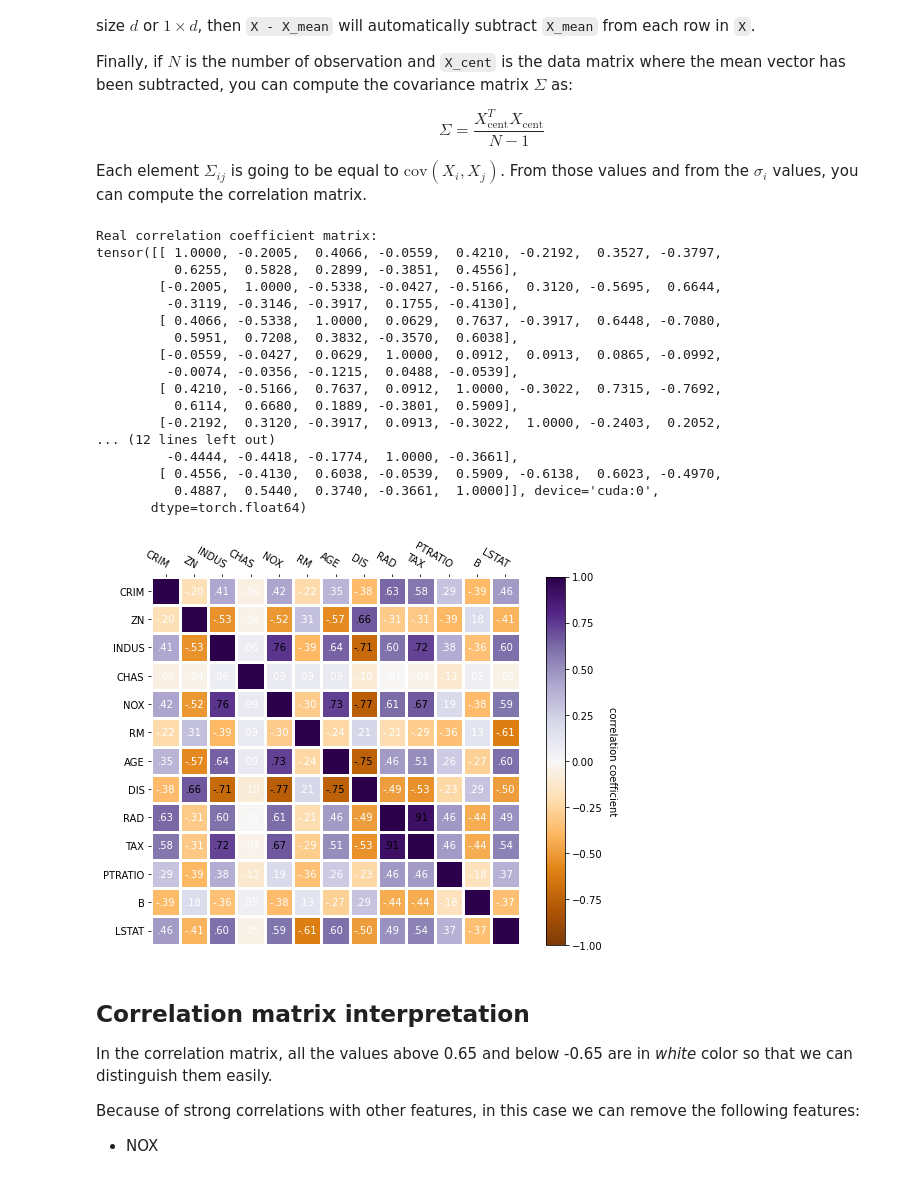
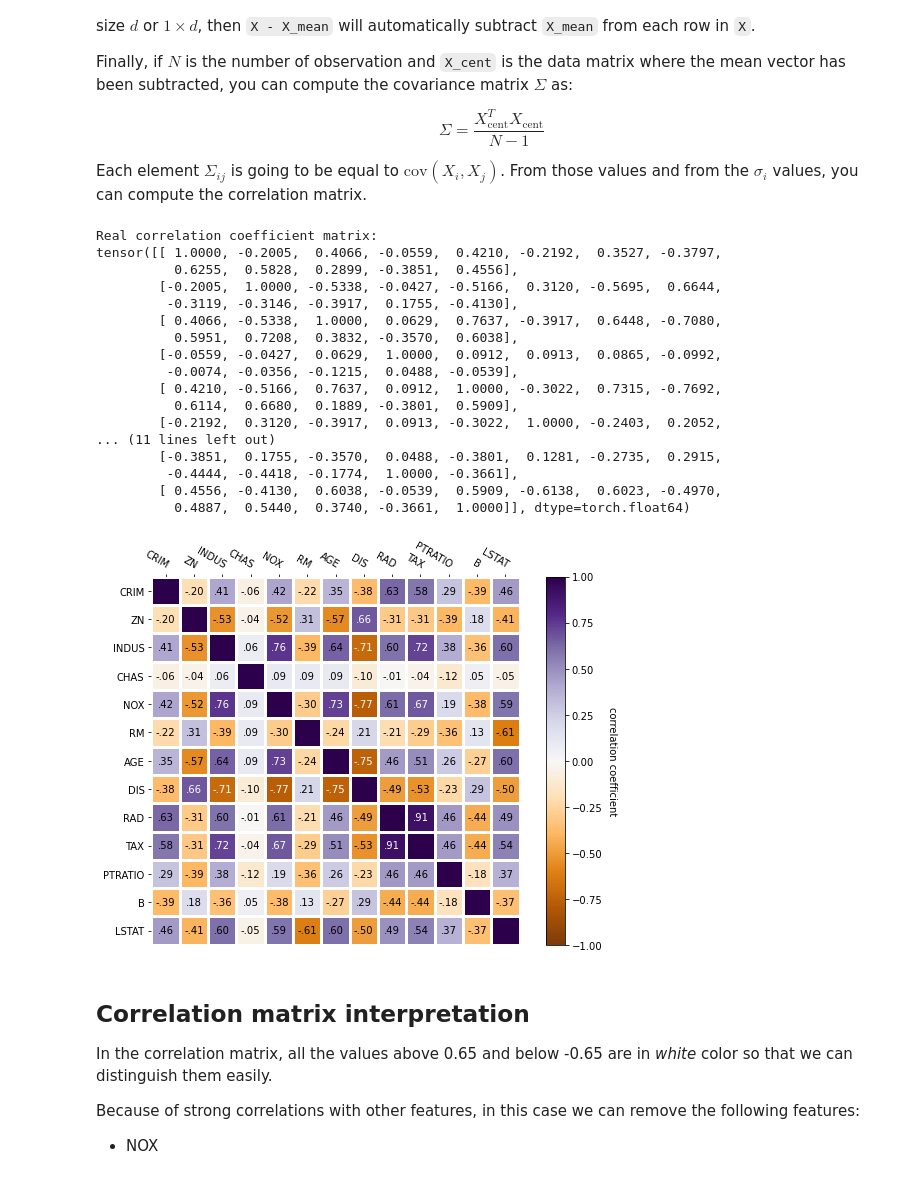
Before and after one commit to lauralex/ML-homework1, a Jupyter notebook: notebooks/linearRegression_homework.ipynb, the cells around one changed output. Cells and saved outputs as stored; diff of their text form; code cells hidden in the pictures.

Commit message:
fixed threshold colors because of Pycharm automatic inversion
Signed-off-by: Alessandro Bellia <casildaserrano@yahoo.it>

```diff
--- a/notebooks/linearRegression_homework.ipynb
+++ b/notebooks/linearRegression_homework.ipynb
@@ -241,32 +241,32 @@ stddev = diagonal.sqrt()
 # %%
 # Real correlation matrix
 corr_coeff = cov_mat_ij / stddev.view(-1, 1) / stddev.view(1, -1)
 print('Real correlation coefficient matrix:\n' + str(corr_coeff))
 _, ax = plt.subplots(figsize=(8, 6))
 im, _ = heatmap(corr_coeff.to('cpu'), dataset['feature_names'], dataset['feature_names'], ax=ax, cmap='PuOr',
                 cbarlabel='correlation coefficient', vmin=-1, vmax=1)
-annotate_heatmap(im, valfmt=matplotlib.ticker.FuncFormatter(format_func), textcolors=('white', 'black'), threshold=0.65,
+annotate_heatmap(im, valfmt=matplotlib.ticker.FuncFormatter(format_func), textcolors=('black', 'white'), threshold=0.65,
                  double_sided_threshold=True)
 plt.tight_layout()
 # %% [output]
 Real correlation coefficient matrix:
 tensor([[ 1.0000, -0.2005,  0.4066, -0.0559,  0.4210, -0.2192,  0.3527, -0.3797,
           0.6255,  0.5828,  0.2899, -0.3851,  0.4556],
         [-0.2005,  1.0000, -0.5338, -0.0427, -0.5166,  0.3120, -0.5695,  0.6644,
          -0.3119, -0.3146, -0.3917,  0.1755, -0.4130],
         [ 0.4066, -0.5338,  1.0000,  0.0629,  0.7637, -0.3917,  0.6448, -0.7080,
           0.5951,  0.7208,  0.3832, -0.3570,  0.6038],
         [-0.0559, -0.0427,  0.0629,  1.0000,  0.0912,  0.0913,  0.0865, -0.0992,
          -0.0074, -0.0356, -0.1215,  0.0488, -0.0539],
         [ 0.4210, -0.5166,  0.7637,  0.0912,  1.0000, -0.3022,  0.7315, -0.7692,
           0.6114,  0.6680,  0.1889, -0.3801,  0.5909],
         [-0.2192,  0.3120, -0.3917,  0.0913, -0.3022,  1.0000, -0.2403,  0.2052,
-... (12 lines left out)
+... (11 lines left out)
+        [-0.3851,  0.1755, -0.3570,  0.0488, -0.3801,  0.1281, -0.2735,  0.2915,
          -0.4444, -0.4418, -0.1774,  1.0000, -0.3661],
         [ 0.4556, -0.4130,  0.6038, -0.0539,  0.5909, -0.6138,  0.6023, -0.4970,
-          0.4887,  0.5440,  0.3740, -0.3661,  1.0000]], device='cuda:0',
-       dtype=torch.float64)
+          0.4887,  0.5440,  0.3740, -0.3661,  1.0000]], dtype=torch.float64)
-[figure, old version]
+[figure, new version]
 # %% [markdown]
 ## Correlation matrix interpretation
 In the correlation matrix, all the values above 0.65 and below -0.65 are in *white* color so that we can distinguish them easily.
```
Also changed, not shown: parts of 1 cell of this notebook.
